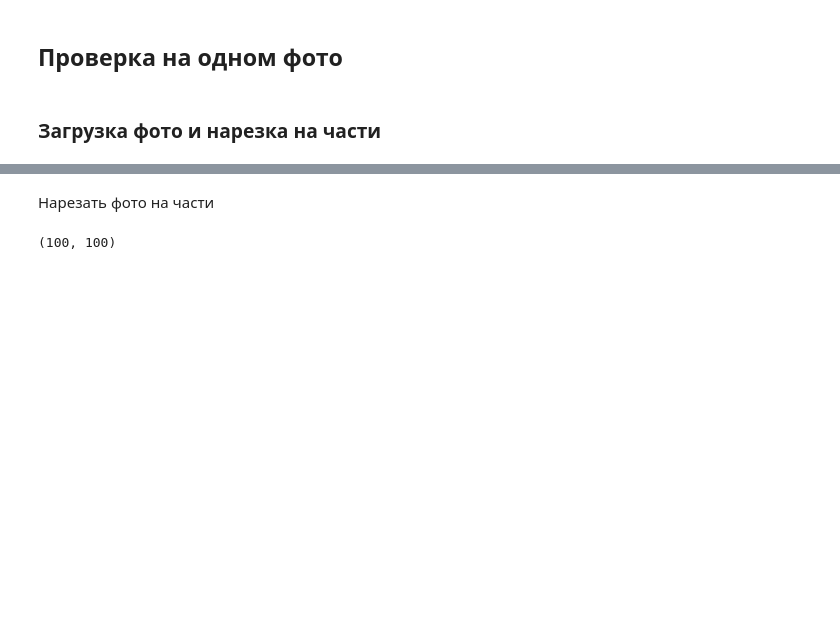
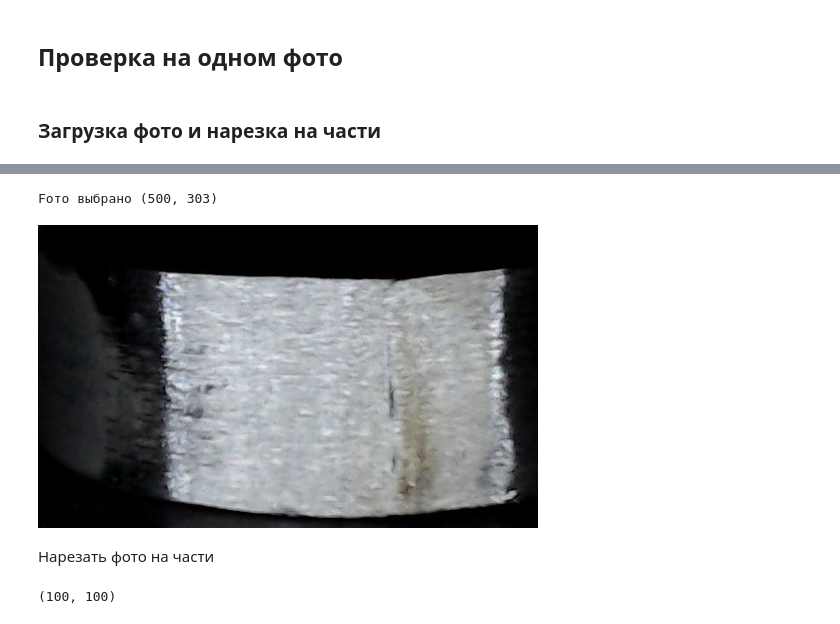
Before and after one commit to aepanfilov/shov, a Jupyter notebook: Shov.ipynb, the cells around one changed output, grey strips where cells are left out. Saved outputs shown, nothing was run; the diff lists cells and outputs as text; code cells hidden in the pictures; blank space fills up the shorter version.

```diff
--- a/Shov.ipynb
+++ b/Shov.ipynb
@@ -451,3 +472,8 @@ img
+# %%
+img = selectImage()
+# %% [output]
+Fото выбрано (500, 303)
+[figure, added]
 # %% [markdown]
 Нарезать фото на части
 # %%
```
Also changed, not shown: parts of 13 cells of this notebook.
